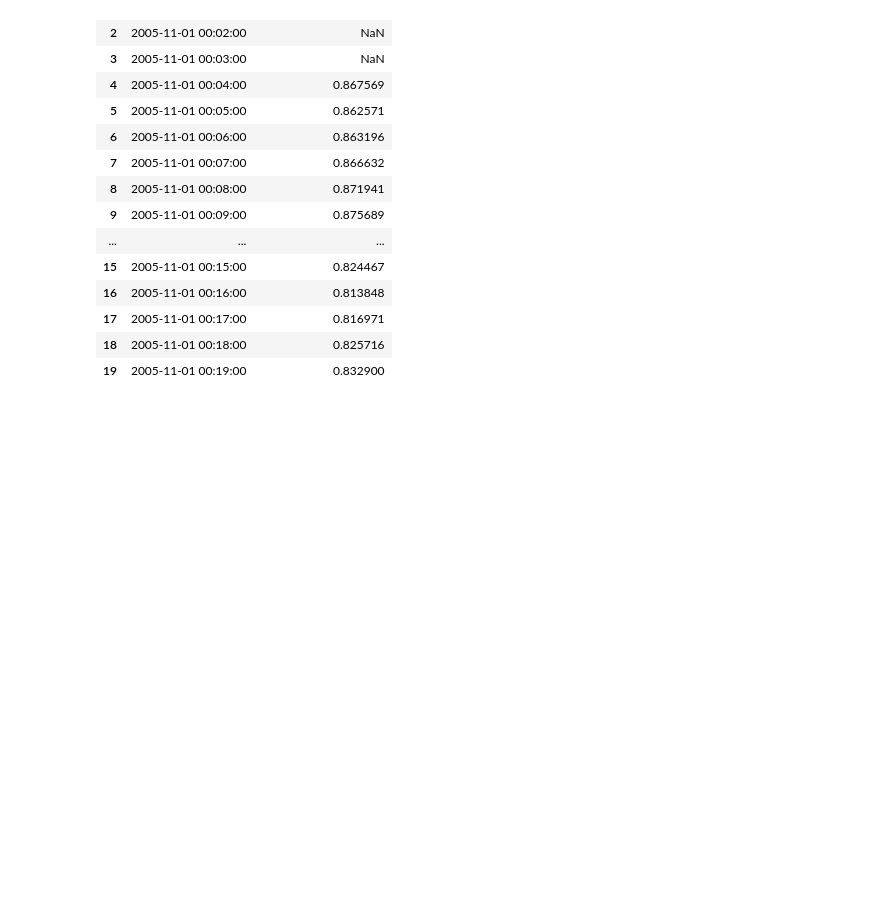
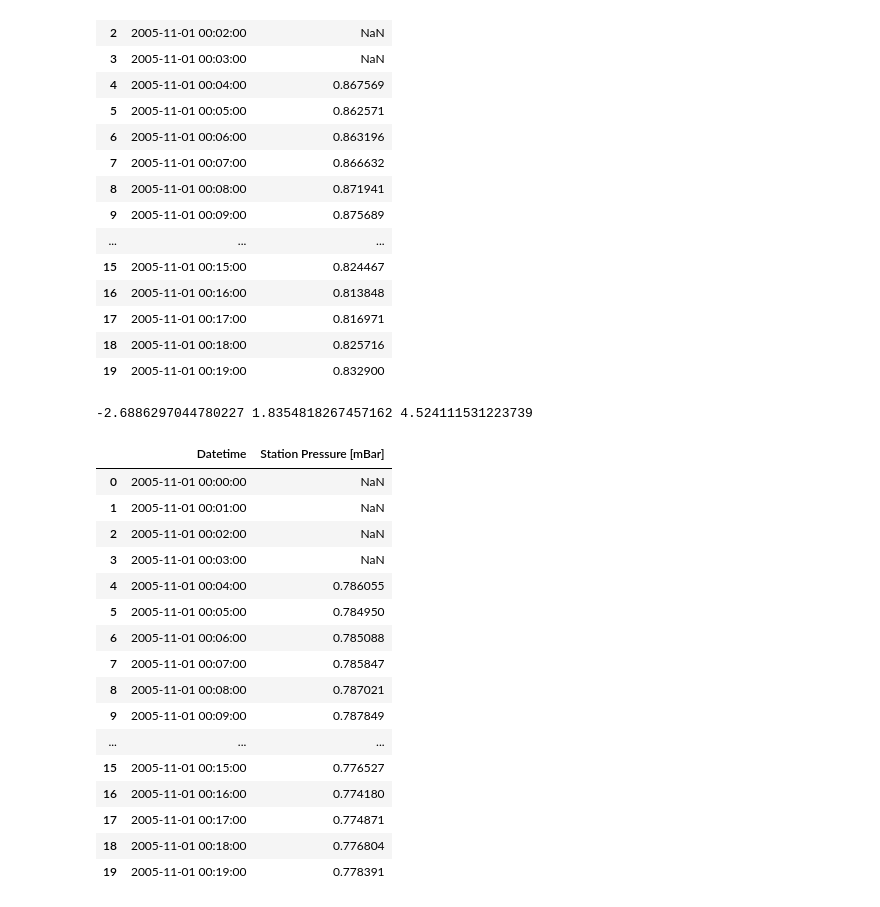
Before and after one commit to avilla2/cis422-project1, a Jupyter notebook: Testing.ipynb, the cells around one changed output. Saved outputs shown, nothing was run; the diff lists cells and outputs as text; code cells hidden in the pictures; blank space fills up the shorter version.

Commit message:
added scaling

```diff
--- a/Testing.ipynb
+++ b/Testing.ipynb
@@ -70,3 +70,25 @@ df2.head(20)
 | 17 | 2005-11-01 00:17:00 | 0.816971 |
 | 18 | 2005-11-01 00:18:00 | 0.825716 |
 | 19 | 2005-11-01 00:19:00 | 0.832900 |
+# %%
+scaling(df2)
+df2.head(20)
+# %% [output]
+-2.6886297044780227 1.8354818267457162 4.524111531223739
+|  | Datetime | Station Pressure [mBar] |
+| 0 | 2005-11-01 00:00:00 | NaN |
+| 1 | 2005-11-01 00:01:00 | NaN |
+| 2 | 2005-11-01 00:02:00 | NaN |
+| 3 | 2005-11-01 00:03:00 | NaN |
+| 4 | 2005-11-01 00:04:00 | 0.786055 |
+| 5 | 2005-11-01 00:05:00 | 0.784950 |
+| 6 | 2005-11-01 00:06:00 | 0.785088 |
+| 7 | 2005-11-01 00:07:00 | 0.785847 |
+| 8 | 2005-11-01 00:08:00 | 0.787021 |
+| 9 | 2005-11-01 00:09:00 | 0.787849 |
+| ... | ... | ... |
+| 15 | 2005-11-01 00:15:00 | 0.776527 |
+| 16 | 2005-11-01 00:16:00 | 0.774180 |
+| 17 | 2005-11-01 00:17:00 | 0.774871 |
+| 18 | 2005-11-01 00:18:00 | 0.776804 |
+| 19 | 2005-11-01 00:19:00 | 0.778391 |
```
Also changed, not shown: parts of 1 cell of this notebook, 1 other file.
